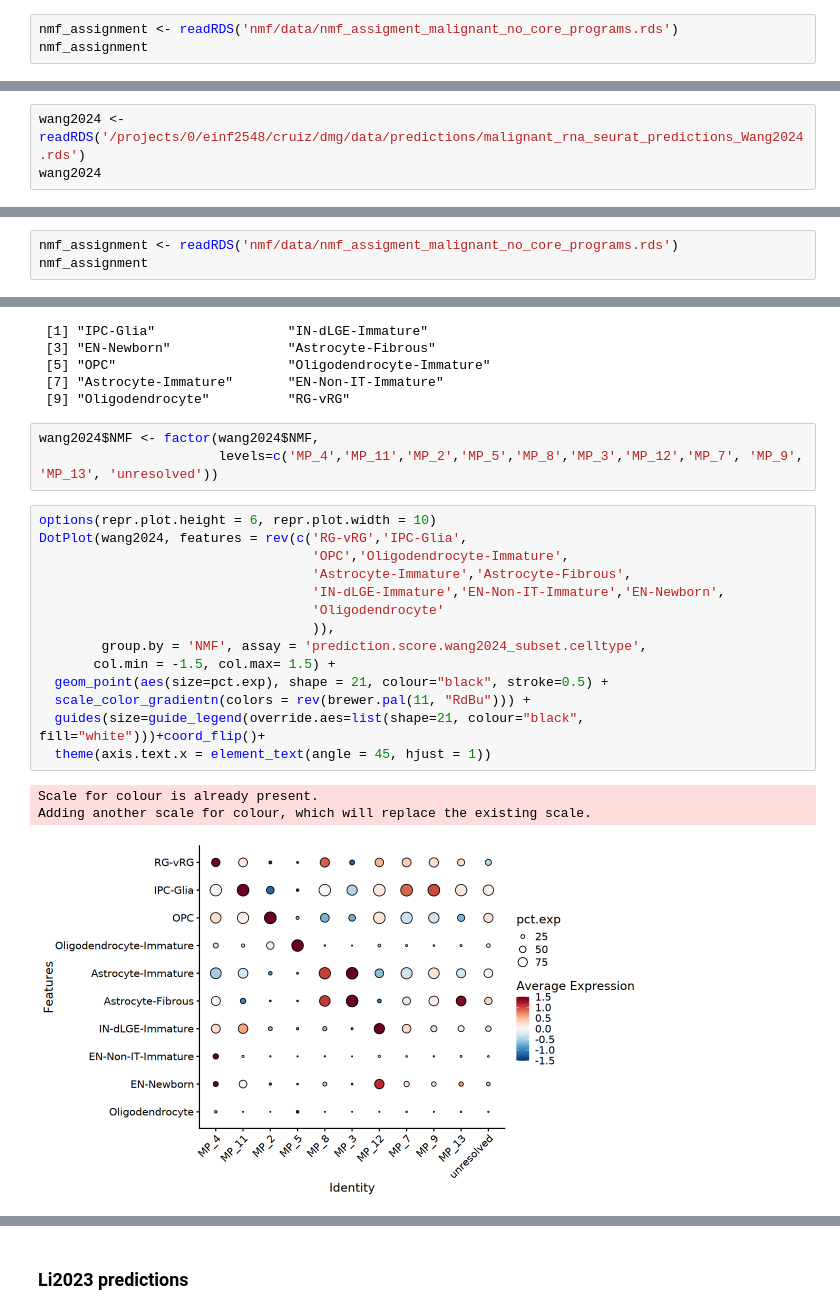
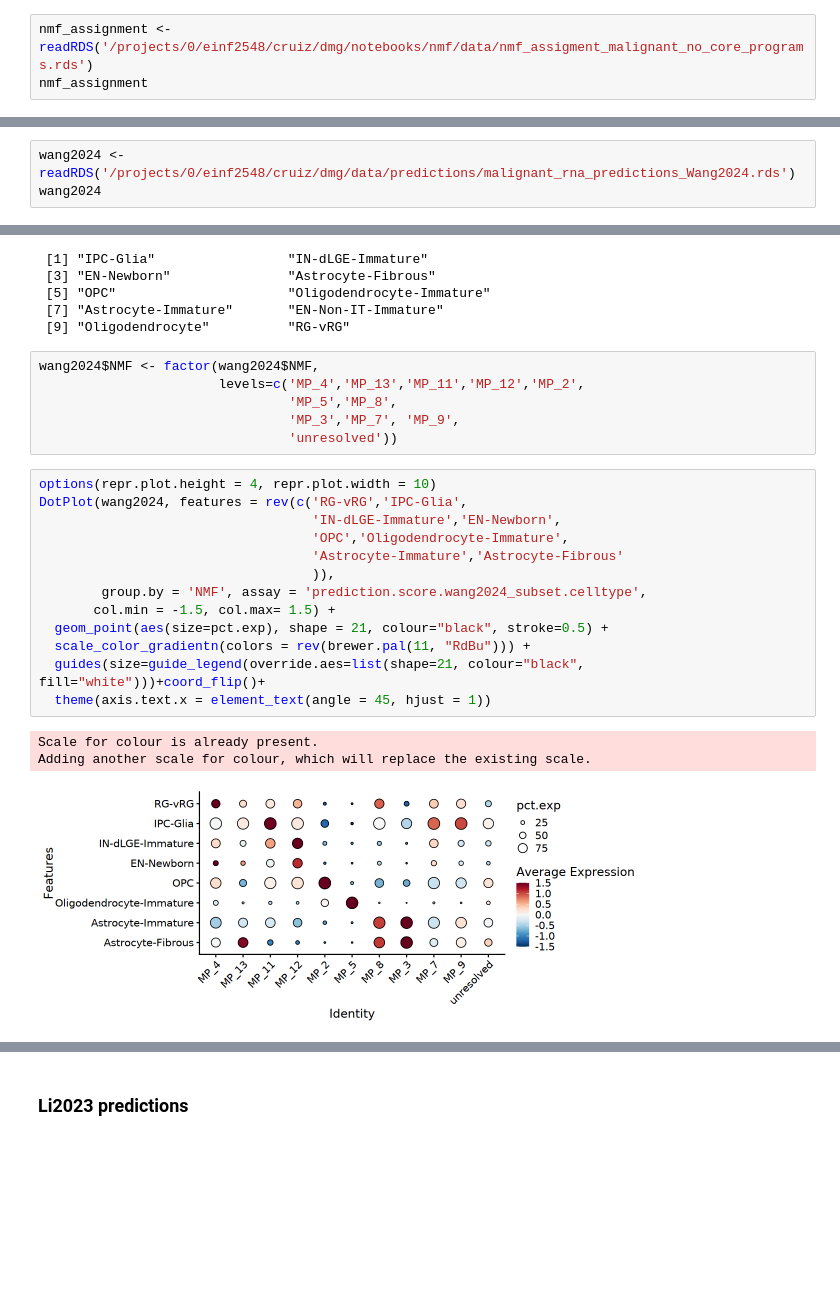
Before and after one commit to ccruizm/pHGGmap, a Jupyter notebook: Figures/Figure_2/Fig 2B.ipynb, the cells around one changed output, grey strips where cells are left out. Cells and saved outputs as stored; diff of their text form; blank space fills up the shorter version.

```diff
--- a/Figures/Figure_2/Fig 2B.ipynb
+++ b/Figures/Figure_2/Fig 2B.ipynb
@@ -37,7 +30,7 @@ Active assay: RNA (19248 features, 2000 variable features)
  1 other assay present: prediction.score.braun2023.celltype
  2 dimensional reductions calculated: pca, umap
 # %%
-nmf_assignment <- readRDS('nmf/data/nmf_assigment_malignant_no_core_programs.rds')
+nmf_assignment <- readRDS('/projects/0/einf2548/cruiz/dmg/notebooks/nmf/data/nmf_assigment_malignant_no_core_programs.rds')
 nmf_assignment
 # %% [output]
 A data.frame: 291695 × 1
@@ -101,7 +97,7 @@ ggsave('figures/braun2023_predicitons_dotplot_ordered.pdf', height = 4, width =
 # %% [markdown]
 ### Wang2024 predictions
 # %%
-wang2024 <- readRDS('/projects/0/einf2548/cruiz/dmg/data/predictions/malignant_rna_seurat_predictions_Wang2024.rds')
+wang2024 <- readRDS('/projects/0/einf2548/cruiz/dmg/data/predictions/malignant_rna_predictions_Wang2024.rds')
 wang2024
 # %% [output]
 An object of class Seurat
@@ -110,6 +106,3 @@ Active assay: RNA (19248 features, 2000 variable features)
  3 layers present: counts, data, scale.data
  2 other assays present: prediction.score.wang2024.celltype, prediction.score.wang2024_subset.celltype
  2 dimensional reductions calculated: pca, umap
-# %%
-nmf_assignment <- readRDS('nmf/data/nmf_assigment_malignant_no_core_programs.rds')
-nmf_assignment
@@ -153,23 +126,25 @@ unique(wang2024$predicted.wang2024_subset.celltype)
  [9] "Oligodendrocyte"          "RG-vRG"
 # %%
 wang2024$NMF <- factor(wang2024$NMF,
-                       levels=c('MP_4','MP_11','MP_2','MP_5','MP_8','MP_3','MP_12','MP_7', 'MP_9', 'MP_13', 'unresolved'))
+                       levels=c('MP_4','MP_13','MP_11','MP_12','MP_2',
+                                'MP_5','MP_8',
+                                'MP_3','MP_7', 'MP_9',
+                                'unresolved'))
 # %%
-options(repr.plot.height = 6, repr.plot.width = 10)
+options(repr.plot.height = 4, repr.plot.width = 10)
 DotPlot(wang2024, features = rev(c('RG-vRG','IPC-Glia',
+                                   'IN-dLGE-Immature','EN-Newborn',
                                    'OPC','Oligodendrocyte-Immature',
-                                   'Astrocyte-Immature','Astrocyte-Fibrous',
-                                   'IN-dLGE-Immature','EN-Non-IT-Immature','EN-Newborn',
-                                   'Oligodendrocyte'
+                                   'Astrocyte-Immature','Astrocyte-Fibrous'
                                    )),
         group.by = 'NMF', assay = 'prediction.score.wang2024_subset.celltype',
        col.min = -1.5, col.max= 1.5) +
   geom_point(aes(size=pct.exp), shape = 21, colour="black", stroke=0.5) +
   scale_color_gradientn(colors = rev(brewer.pal(11, "RdBu"))) +
   guides(size=guide_legend(override.aes=list(shape=21, colour="black", fill="white")))+coord_flip()+
   theme(axis.text.x = element_text(angle = 45, hjust = 1))
 # %% [output]
 Scale for colour is already present.
 Adding another scale for colour, which will replace the existing scale.
-[figure, old version]
+[figure, new version]
 # %%
```
Also changed, not shown: parts of 12 cells of this notebook, 3 other files.
